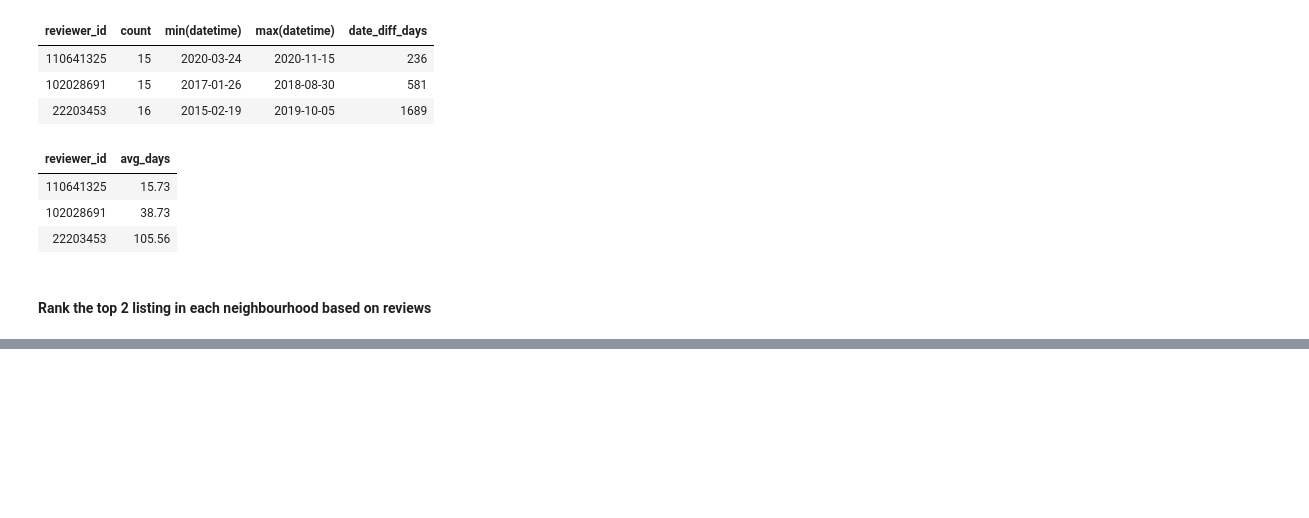
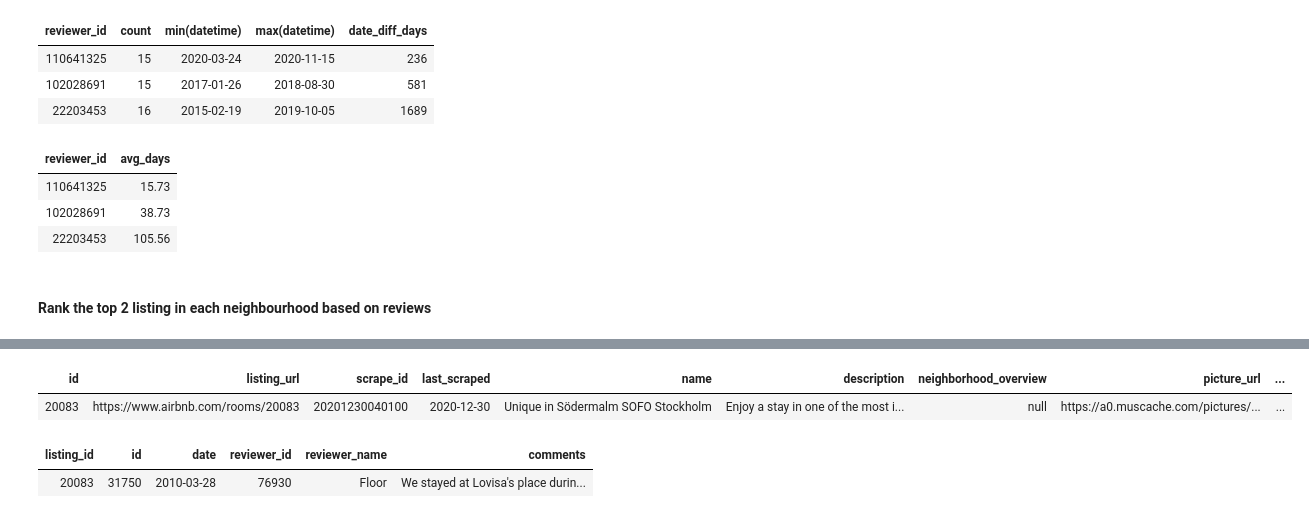
Before and after one commit to alcherniaev/Amazon_S3_databricks, a Jupyter notebook: DE_AWS_S3.ipynb, the cells around one changed output, grey strips where cells are left out. Cells and saved outputs as stored; diff of their text form; code cells hidden in the pictures; blank space fills up the shorter version.

```diff
--- a/DE_AWS_S3.ipynb
+++ b/DE_AWS_S3.ipynb
@@ -484,0 +502,14 @@ from (
+# %%
+%sql
+
+select * from listing limit 1
+# %% [output]
+| id | listing_url | scrape_id | last_scraped | name | description | neighborhood_overview | picture_url | ... |
+| 20083 | https://www.airbnb.com/rooms/20083 | 20201230040100 | 2020-12-30 | Unique in Södermalm SOFO Stockholm | Enjoy a stay in one of the most i... | null | https://a0.muscache.com/pictures/... | ... |
+# %%
+%sql
+
+select * from reviews_fixed limit 1
+# %% [output]
+| listing_id | id | date | reviewer_id | reviewer_name | comments |
+| 20083 | 31750 | 2010-03-28 | 76930 | Floor | We stayed at Lovisa's place durin... |
```
Also changed, not shown: parts of 1 cell of this notebook.
